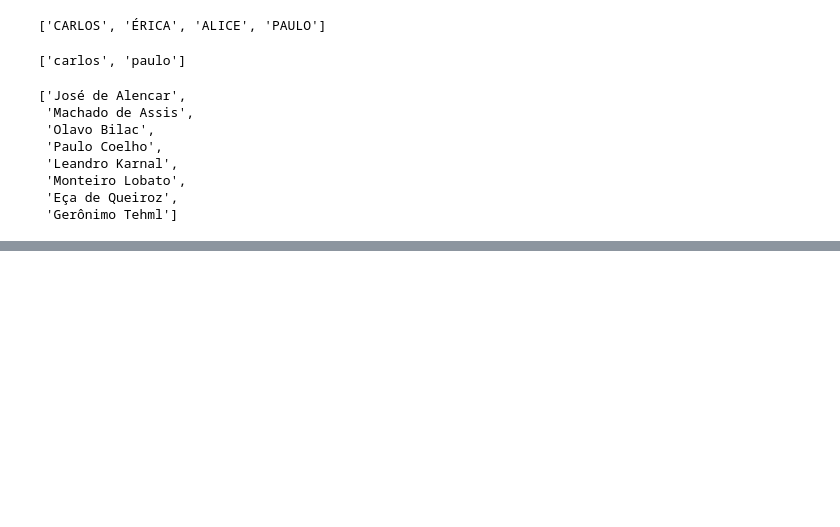
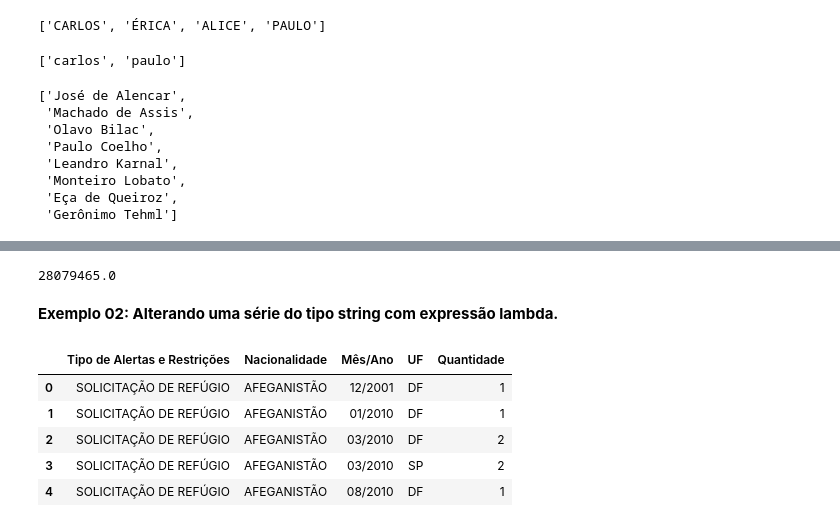
Before and after one commit to maicon-reis/python-em-topicos, a Jupyter notebook: lambda.ipynb, the cells around one changed output, grey strips where cells are left out. Cells and saved outputs as stored; diff of their text form; code cells hidden in the pictures; blank space fills up the shorter version.

```diff
--- a/lambda.ipynb
+++ b/lambda.ipynb
@@ -134,0 +181,20 @@ autores_brasileiros
+# %%
+# Realizando cálculos matemáticos
+df['price'].sum()
+# %% [output]
+28079465.0
+# %% [markdown]
+**Exemplo 02: Alterando uma série do tipo string com expressão lambda.**
+# %%
+#  Carregando os dados
+df_02 = pd.read_excel("https://www.dropbox.com/s/69pajozeme6ezjc/solicitacoes-de-reconhecimento-da-condicao-de-refugiado.xlsx?dl=1")
+# %%
+# Visualizando as primeiras entradas
+df_02.head()
+# %% [output]
+|  | Tipo de Alertas e Restrições | Nacionalidade | Mês/Ano | UF | Quantidade |
+| 0 | SOLICITAÇÃO DE REFÚGIO | AFEGANISTÃO | 12/2001 | DF | 1 |
+| 1 | SOLICITAÇÃO DE REFÚGIO | AFEGANISTÃO | 01/2010 | DF | 1 |
+| 2 | SOLICITAÇÃO DE REFÚGIO | AFEGANISTÃO | 03/2010 | DF | 2 |
+| 3 | SOLICITAÇÃO DE REFÚGIO | AFEGANISTÃO | 03/2010 | SP | 2 |
+| 4 | SOLICITAÇÃO DE REFÚGIO | AFEGANISTÃO | 08/2010 | DF | 1 |
```
Also changed, not shown: parts of 9 cells of this notebook.
